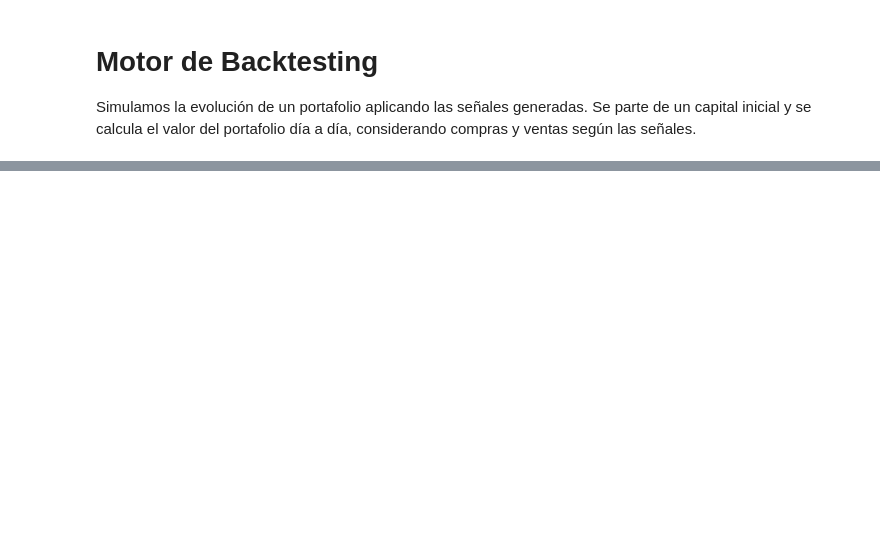
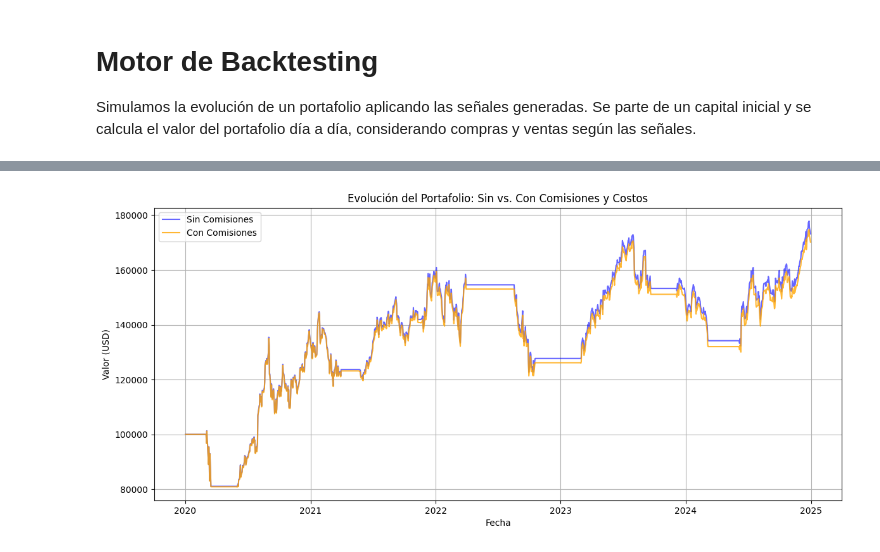
Before and after one commit to AnnaPChop/proyecto_backtesting, a Jupyter notebook: backtesting_strategy.ipynb, the cells around one changed output, grey strips where cells are left out. Saved outputs shown, nothing was run; the diff lists cells and outputs as text; code cells hidden in the pictures; blank space fills up the shorter version.

```diff
--- a/backtesting_strategy.ipynb
+++ b/backtesting_strategy.ipynb
@@ -288,20 +148,0 @@ Shape: (9, 3)
-# %%
-# Visualización de los Mejores Parámetros de Medias Móviles
-if resultados_df.empty:
-    print('No hay resultados para graficar. Revisa la descarga de datos o los parámetros.')
-else:
-    top_n = 5
-    mejores = resultados_df.sort_values(by='Retorno_%', ascending=False).head(top_n)
-    plt.figure(figsize=(8, 5))
-    sns.barplot(
-        data=mejores,
-        x='Retorno_%',
-        y=mejores.apply(lambda row: f"{row['SMA_corta']}/{row['SMA_larga']}", axis=1),
-        palette='viridis'
-    )
-    plt.xlabel('Retorno (%)')
-    plt.ylabel('SMA corta / SMA larga')
-    plt.title(f'Top {top_n} combinaciones de medias móviles por retorno (%)')
-    plt.gca().xaxis.set_major_formatter(mtick.PercentFormatter())
-    plt.tight_layout()
-    plt.show()
@@ -320,0 +153,66 @@ Passing `palette` without assigning `hue` is deprecated and will be removed in v
+# %%
+# Simulación con comisiones y costos de transacción
+# Parámetros realistas
+comision_pct = 0.001  # 0.1% por operación
+costo_fijo = 2.0      # $2 por cada compra o venta
+
+cash = initial_capital
+position = 0
+num_shares = 0
+portfolio_cash = [initial_capital]
+portfolio_holdings = [0.0]
+portfolio_total = [initial_capital]
+holdings_value = 0.0
+
+for i in range(1, len(data)):
+    current_price = data['Close'].iloc[i].item()
+    # Compra
+    if data['Position'].iloc[i] == 1 and position == 0:
+        monto_compra = cash
+        comision = monto_compra * comision_pct + costo_fijo
+        efectivo_para_compra = cash - comision
+        if efectivo_para_compra > 0:
+            position = 1
+            num_shares = efectivo_para_compra / current_price
+            holdings_value = num_shares * current_price
+            cash = 0
+        else:
+            num_shares = 0
+            holdings_value = 0
+    # Venta
+    elif data['Position'].iloc[i] == -1 and position == 1:
+        monto_venta = num_shares * current_price
+        comision = monto_venta * comision_pct + costo_fijo
+        cash = monto_venta - comision
+        position = 0
+        holdings_value = 0
+        num_shares = 0
+    # Actualizar valor de tenencia
+    if position == 1:
+        holdings_value = num_shares * current_price
+    else:
+        holdings_value = 0
+    portfolio_cash.append(cash)
+    portfolio_holdings.append(holdings_value)
+    portfolio_total.append(cash + holdings_value)
+
+# DataFrame del portafolio con comisiones
+portfolio_realista = pd.DataFrame({
+    'cash': portfolio_cash,
+    'holdings': portfolio_holdings,
+    'total': portfolio_total
+}, index=data.index)
+portfolio_realista['returns'] = portfolio_realista['total'].pct_change()
+
+# Visualización comparativa
+plt.figure(figsize=(14, 6))
+plt.plot(portfolio['total'], label='Sin Comisiones', color='blue', alpha=0.6)
+plt.plot(portfolio_realista['total'], label='Con Comisiones', color='orange', alpha=0.8)
+plt.title('Evolución del Portafolio: Sin vs. Con Comisiones y Costos')
+plt.xlabel('Fecha')
+plt.ylabel('Valor (USD)')
+plt.legend()
+plt.grid(True)
+plt.show()
+# %% [output]
+[figure, added]
```
Also changed, not shown: parts of 11 cells of this notebook.
